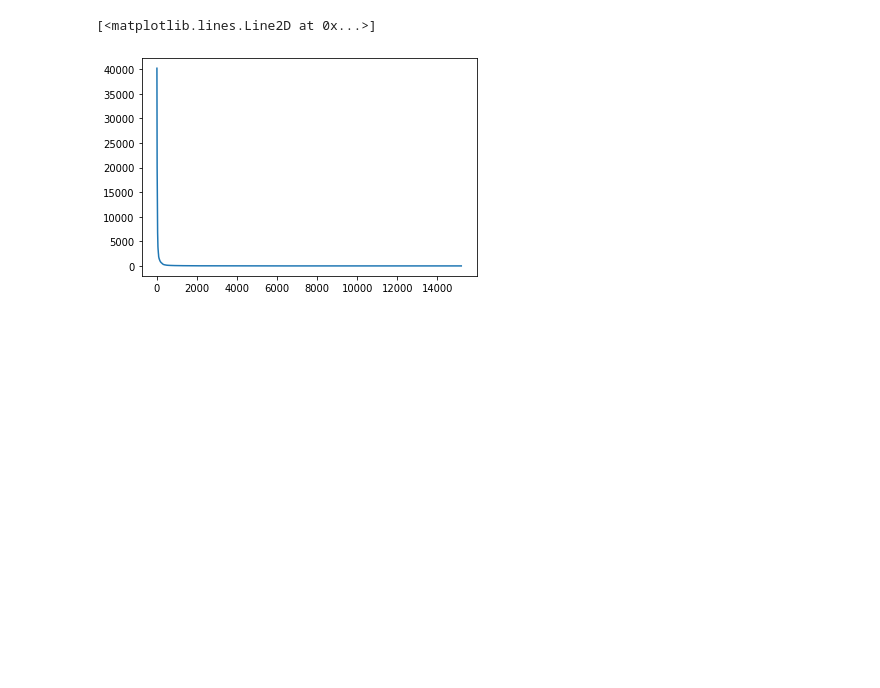
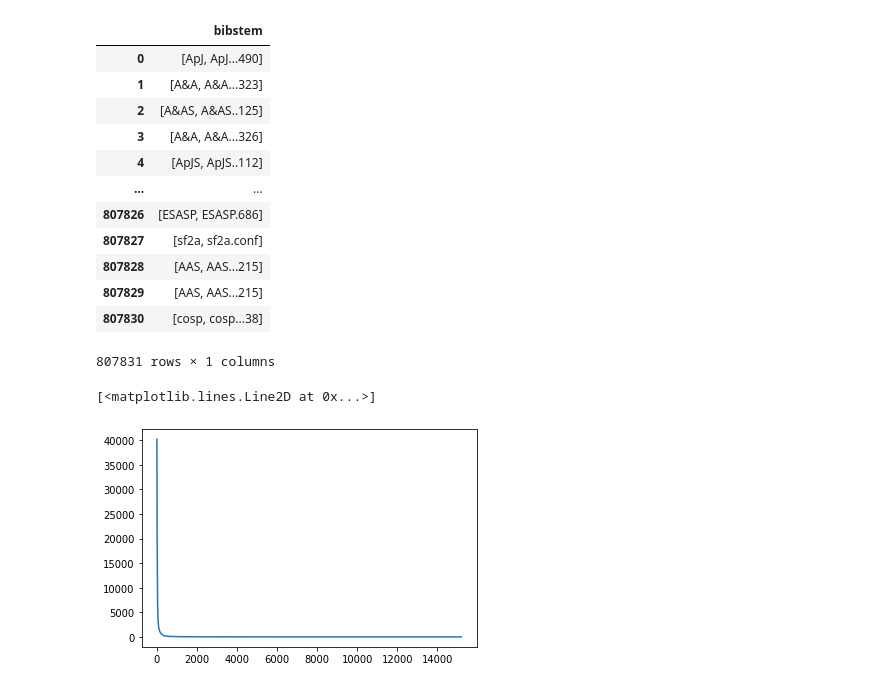
Before and after one commit to abuonomo/topic-emergence-ADS, a Jupyter notebook: notebook/arb-14-journals-explore.ipynb, the cells around one changed output. Saved outputs shown, nothing was run; the diff lists cells and outputs as text; code cells hidden in the pictures; blank space fills up the shorter version.

```diff
--- a/notebook/arb-14-journals-explore.ipynb
+++ b/notebook/arb-14-journals-explore.ipynb
@@ -17,6 +17,22 @@ for c in tqdm(chunks):
 [interactive output not drawn]
 # %%
 df.columns = ['bibstem']
+# %%
+df
+# %% [output]
+|  | bibstem |
+| 0 | [ApJ, ApJ...490] |
+| 1 | [A&A, A&A...323] |
+| 2 | [A&AS, A&AS..125] |
+| 3 | [A&A, A&A...326] |
+| 4 | [ApJS, ApJS..112] |
+| ... | ... |
+| 807826 | [ESASP, ESASP.686] |
+| 807827 | [sf2a, sf2a.conf] |
+| 807828 | [AAS, AAS...215] |
+| 807829 | [AAS, AAS...215] |
+| 807830 | [cosp, cosp...38] |
+807831 rows × 1 columns
 # %%
 counts = df['bibstem'].apply(lambda x: x[0]).value_counts()
 # %%
```
Also changed, not shown: 2 other files.
